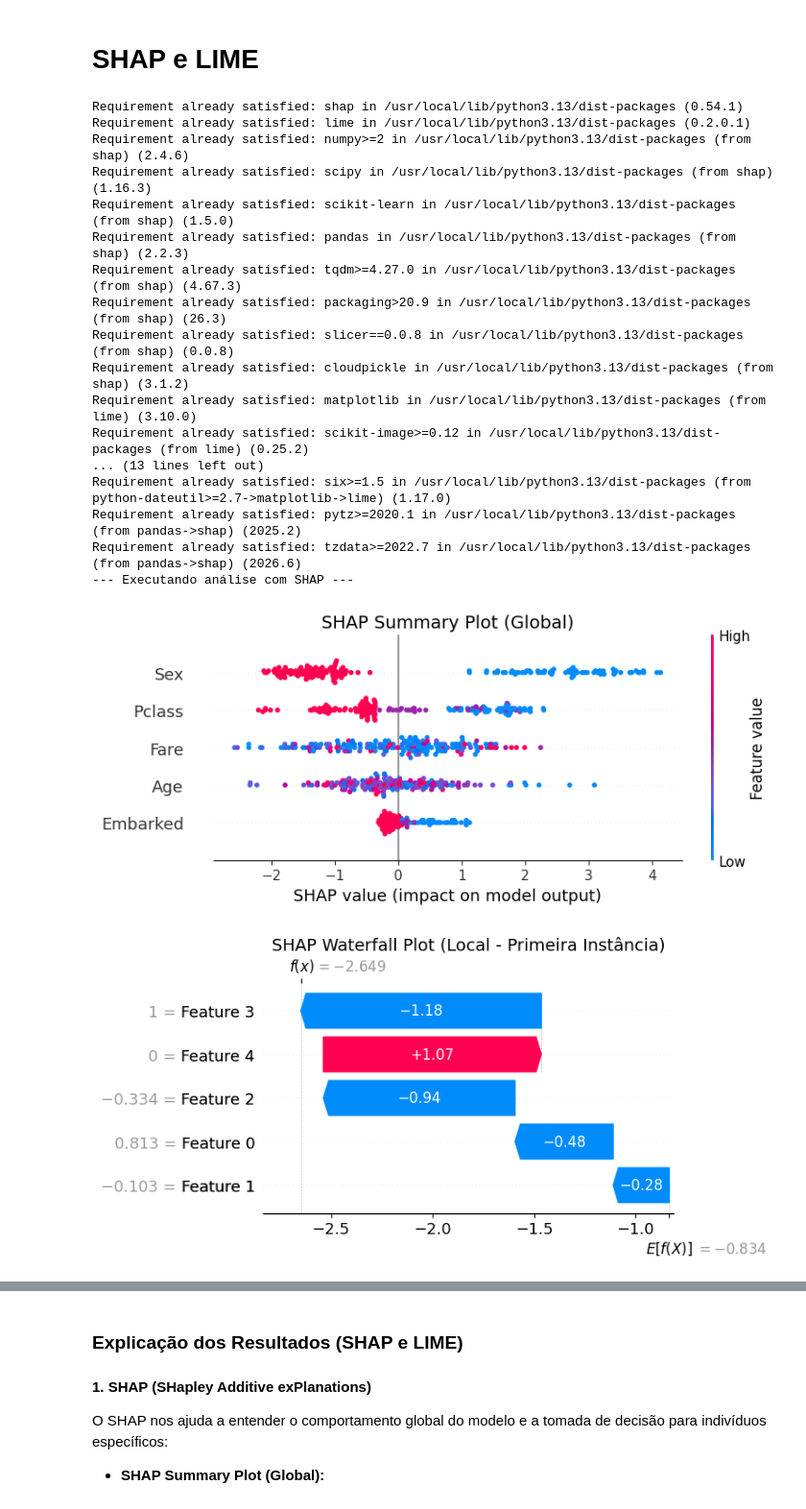
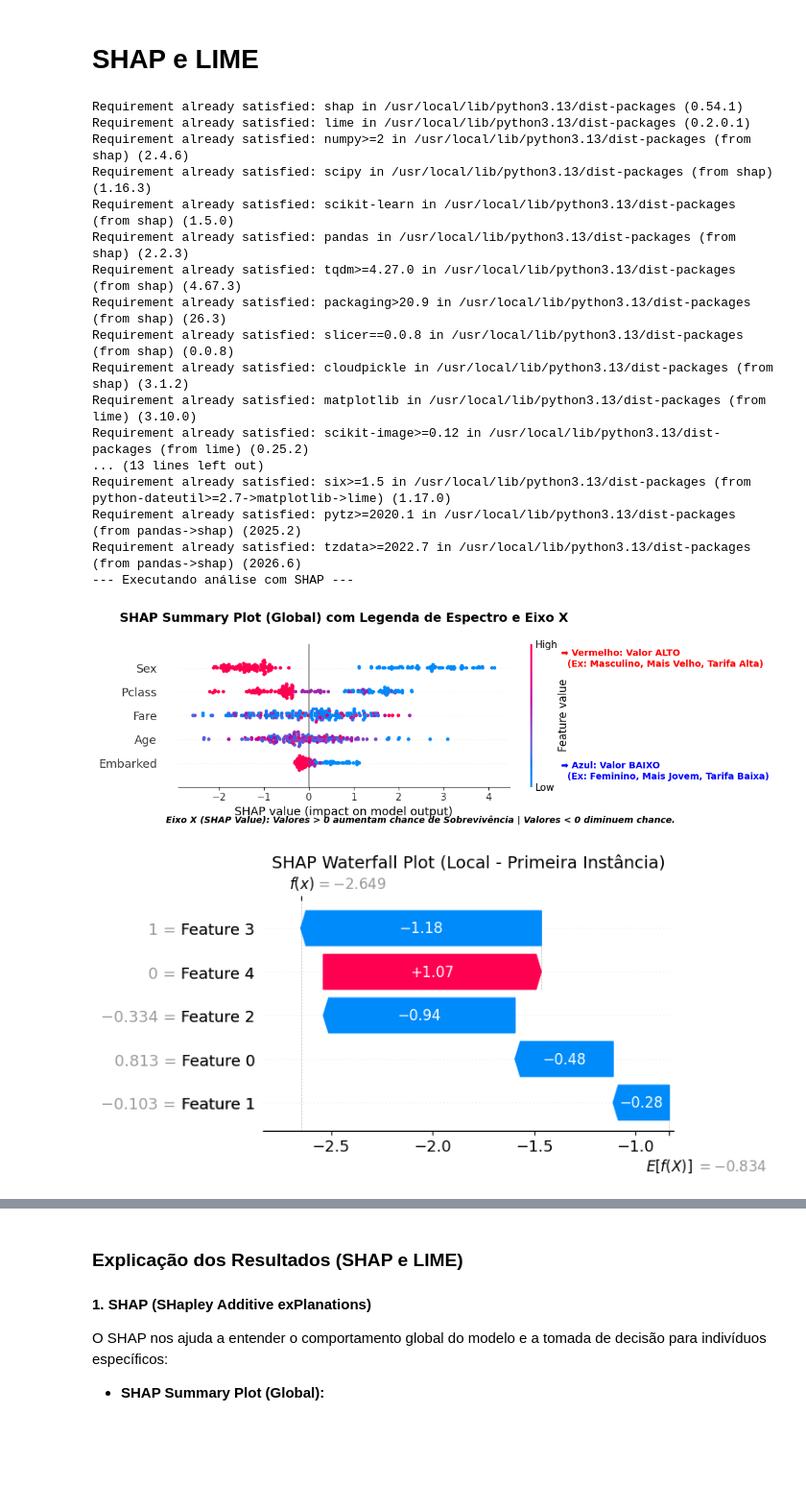
Before and after one commit to HenriqueSoaresRodrigues/TitanicSurvivePrediction, a Jupyter notebook: Titanic.ipynb, the cells around one changed output, grey strips where cells are left out. Shown at 96% size. Cells and saved outputs as stored; diff of their text form; code cells hidden in the pictures; blank space fills up the shorter version.

```diff
--- a/Titanic.ipynb
+++ b/Titanic.ipynb
@@ -510,6 +510,7 @@ from sklearn.impute import SimpleImputer
 
 # 1. Preparação dos dados pós-pipeline para o SHAP
 preprocessor = pipeline.named_steps['preprocessor']
+
 classifier = pipeline.named_steps['classifier']
 
 X_train_transformed = preprocessor.transform(X_train)
@@ -530,10 +531,24 @@ print("--- Executando análise com SHAP ---")
 explainer_shap = shap.TreeExplainer(classifier)
 shap_values = explainer_shap(X_test_clean)
 
-# Gráfico de resumo (Summary Plot) global
-plt.figure(figsize=(10, 6))
+# Configurando o tamanho da figura
+plt.figure(figsize=(11, 7))
+
+# Desenhamos o plot do SHAP sem fechar a figura automaticamente
 shap.summary_plot(shap_values, X_test_clean, feature_names=feature_names, show=False)
-plt.title("SHAP Summary Plot (Global)", fontsize=14)
+
+# Customizando as legendas explicativas do espectro diretamente nas cores
+fig = plt.gcf()
+ax = plt.gca()
+
+# Adicionando anotações textuais explicativas ao lado da colorbar padrão do SHAP
+fig.text(0.92, 0.75, '➡ Vermelho: Valor ALTO\n  (Ex: Masculino, Mais Velho, Tarifa Alta)', fontsize=10, color='red', weight='bold', va='center')
+fig.text(0.92, 0.25, '➡ Azul: Valor BAIXO\n  (Ex: Feminino, Mais Jovem, Tarifa Baixa)', fontsize=10, color='blue', weight='bold', va='center')
+
+# Legenda explicativa para a escala do eixo X (SHAP Value)
+fig.text(0.15, 0.02, 'Eixo X (SHAP Value): Valores > 0 aumentam chance de Sobrevivência | Valores < 0 diminuem chance.', fontsize=10, color='black', weight='bold', style='italic')
+
+plt.title("SHAP Summary Plot (Global) com Legenda de Espectro e Eixo X", fontsize=14, pad=25, weight='bold')
 plt.tight_layout()
 plt.show()
 
@@ -555,35 +570,54 @@ explainer_lime = lime.lime_tabular.LimeTabularExplainer(
 )
 
 # Explicando a primeira instância do conjunto de testes
 exp = explainer_lime.explain_instance(
     data_row=X_test_clean[0],
     predict_fn=classifier.predict_proba,
     num_features=len(feature_names)
 )
 
 # Mostrando a visualização local do LIME no notebook
 fig = exp.as_pyplot_figure()
-plt.title("Explicação LIME (Local - Primeira Instância)", fontsize=14)
-plt.tight_layout()
+
+# Customizando e adicionando a legenda explicativa de cores no LIME especificando Sobrevivência
+fig.text(0.92, 0.75, '➡ Verde: APOIA a Sobrevivência\n  (Aumenta probabilidade)', fontsize=10, color='green', weight='bold', va='center')
+fig.text(0.92, 0.25, '➡ Vermelho: CONTRADIZ a Sobrevivência\n  (Aumenta chance de falecimento)', fontsize=10, color='red', weight='bold', va='center')
+
+# Legenda explicativa para a escala do eixo X (Weight/Contribuição do LIME) - Ajustado posição Y para -0.02 para espaçar do gráfico
+fig.text(0.15, -0.02, 'Eixo X (Weight): Magnitude do impacto local na probabilidade de sobrevivência.', fontsize=10, color='black', weight='bold', style='italic')
+
+# Legenda explicativa detalhada das variáveis (Eixo Y) - Ajustado posição Y para -0.22 para criar um espaço seguro
+legenda_variaveis = (
+    "Significado das escalas das variáveis (Eixo Y):\n"
+    "• Sex: 0 = Feminino | 1 = Masculino\n"
+    "• Pclass: 1 = Classe Alta (Luxo) | 2 = Média | 3 = Classe Baixa\n"
+    "• Embarked: 0 = Cherbourg (C) | 1 = Queenstown (Q) | 2 = Southampton (S)\n"
+    "• Fare e Age: Valores numéricos de tarifa paga e idade (padronizados)."
+)
+fig.text(0.15, -0.22, legenda_variaveis, fontsize=10, color='purple', weight='bold', style='italic')
+
+plt.title("Explicação LIME (Local) com Legendas de Sobrevivência e Variáveis", fontsize=14, pad=20, weight='bold')
+# Forçar espaço extra na parte inferior usando o tight_layout e ajustando as margens da figura
+plt.tight_layout(rect=[0, 0.1, 1, 1])
 plt.show()
 # %% [output]
 Requirement already satisfied: shap in /usr/local/lib/python3.13/dist-packages (0.54.1)
 Requirement already satisfied: lime in /usr/local/lib/python3.13/dist-packages (0.2.0.1)
 Requirement already satisfied: numpy>=2 in /usr/local/lib/python3.13/dist-packages (from shap) (2.4.6)
 Requirement already satisfied: scipy in /usr/local/lib/python3.13/dist-packages (from shap) (1.16.3)
 Requirement already satisfied: scikit-learn in /usr/local/lib/python3.13/dist-packages (from shap) (1.5.0)
 Requirement already satisfied: pandas in /usr/local/lib/python3.13/dist-packages (from shap) (2.2.3)
 Requirement already satisfied: tqdm>=4.27.0 in /usr/local/lib/python3.13/dist-packages (from shap) (4.67.3)
 Requirement already satisfied: packaging>20.9 in /usr/local/lib/python3.13/dist-packages (from shap) (26.3)
 Requirement already satisfied: slicer==0.0.8 in /usr/local/lib/python3.13/dist-packages (from shap) (0.0.8)
 Requirement already satisfied: cloudpickle in /usr/local/lib/python3.13/dist-packages (from shap) (3.1.2)
 Requirement already satisfied: matplotlib in /usr/local/lib/python3.13/dist-packages (from lime) (3.10.0)
 Requirement already satisfied: scikit-image>=0.12 in /usr/local/lib/python3.13/dist-packages (from lime) (0.25.2)
 ... (13 lines left out)
 Requirement already satisfied: six>=1.5 in /usr/local/lib/python3.13/dist-packages (from python-dateutil>=2.7->matplotlib->lime) (1.17.0)
 Requirement already satisfied: pytz>=2020.1 in /usr/local/lib/python3.13/dist-packages (from pandas->shap) (2025.2)
 Requirement already satisfied: tzdata>=2022.7 in /usr/local/lib/python3.13/dist-packages (from pandas->shap) (2026.6)
 --- Executando análise com SHAP ---
-[figure, old version]
+[figure, new version]
 [figure]
 --- Executando análise com LIME ---
```
Also changed, not shown: parts of 1 cell of this notebook.
